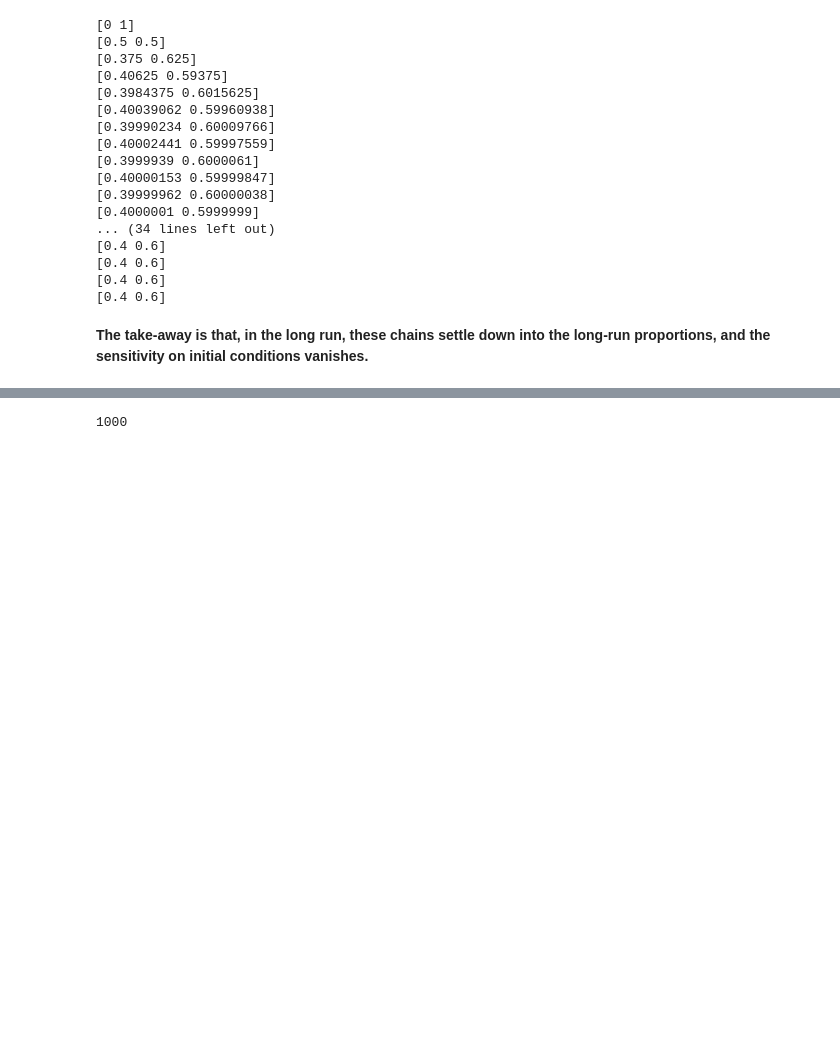
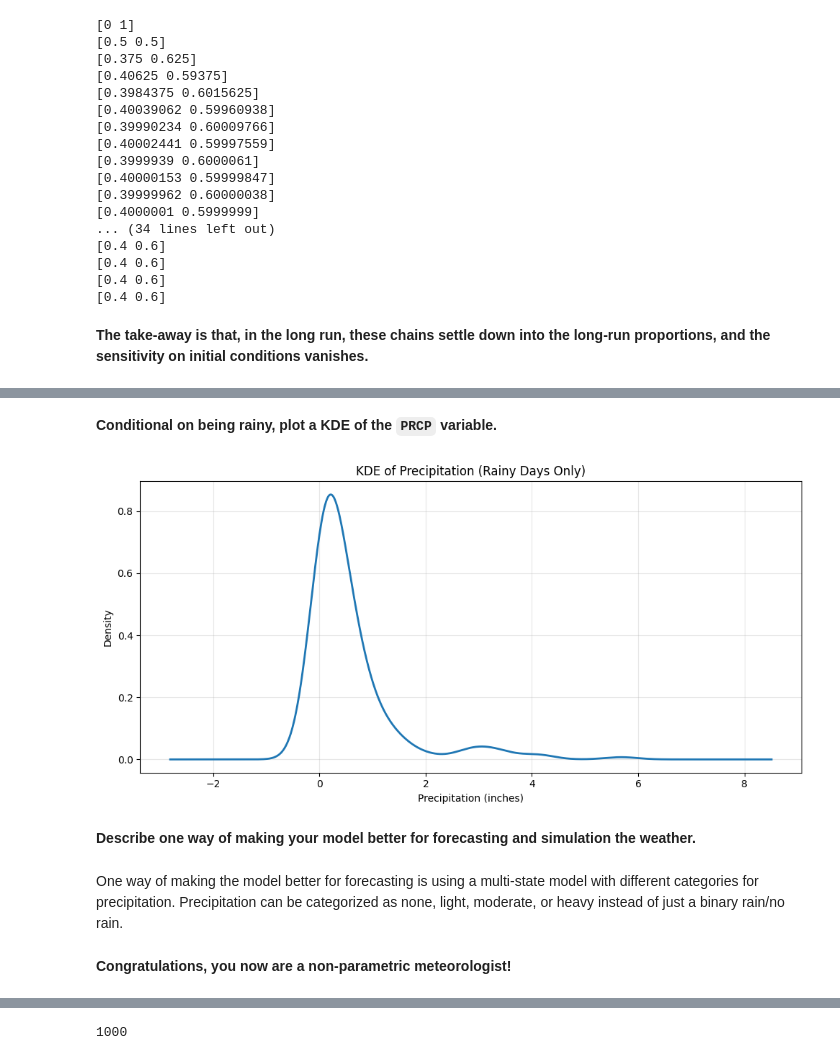
Before and after one commit to chloeob74/UU_Assignments, a Jupyter notebook: assignment_5.ipynb, the cells around one changed output, grey strips where cells are left out. Cells and saved outputs as stored; diff of their text form; code cells hidden in the pictures; blank space fills up the shorter version.

```diff
--- a/assignment_5.ipynb
+++ b/assignment_5.ipynb
@@ -374,0 +357,2 @@ Using the pickled taxicab data, we want to complete the exercise from class.
+# %%
+weather = pd.read_csv("cville_weather.csv")
@@ -374,0 +381,2 @@ Using the pickled taxicab data, we want to complete the exercise from class.
+# %%
+weather_clean = weather.dropna(subset=['PRCP']).reset_index(drop=True)
@@ -374,0 +385,2 @@ Using the pickled taxicab data, we want to complete the exercise from class.
+# %%
+weather_clean['rain'] = (weather_clean['PRCP'] > 0).astype(int)
@@ -374,0 +468,21 @@ Using the pickled taxicab data, we want to complete the exercise from class.
+# %% [markdown]
+**Conditional on being rainy, plot a KDE of the `PRCP` variable.**
+# %%
+rainy_days = weather_clean[weather_clean['rain'] == 1]['PRCP']
+# %%
+plt.figure(figsize=(10,5))
+rainy_days.plot(kind = 'kde', linewidth = 2)
+plt.xlabel("Precipitation (inches)")
+plt.ylabel("Density")
+plt.title("KDE of Precipitation (Rainy Days Only)")
+plt.grid(alpha = 0.3)
+plt.tight_layout()
+plt.show()
+# %% [output]
+[figure, added]
+# %% [markdown]
+**Describe one way of making your model better for forecasting and simulation the weather.**
+# %% [markdown]
+One way of making the model better for forecasting is using a multi-state model with different categories for precipitation. Precipitation can be categorized as none, light, moderate, or heavy instead of just a binary rain/no rain.
+# %% [markdown]
+**Congratulations, you now are a non-parametric meteorologist!**
```
Also changed, not shown: parts of 26 cells of this notebook.
